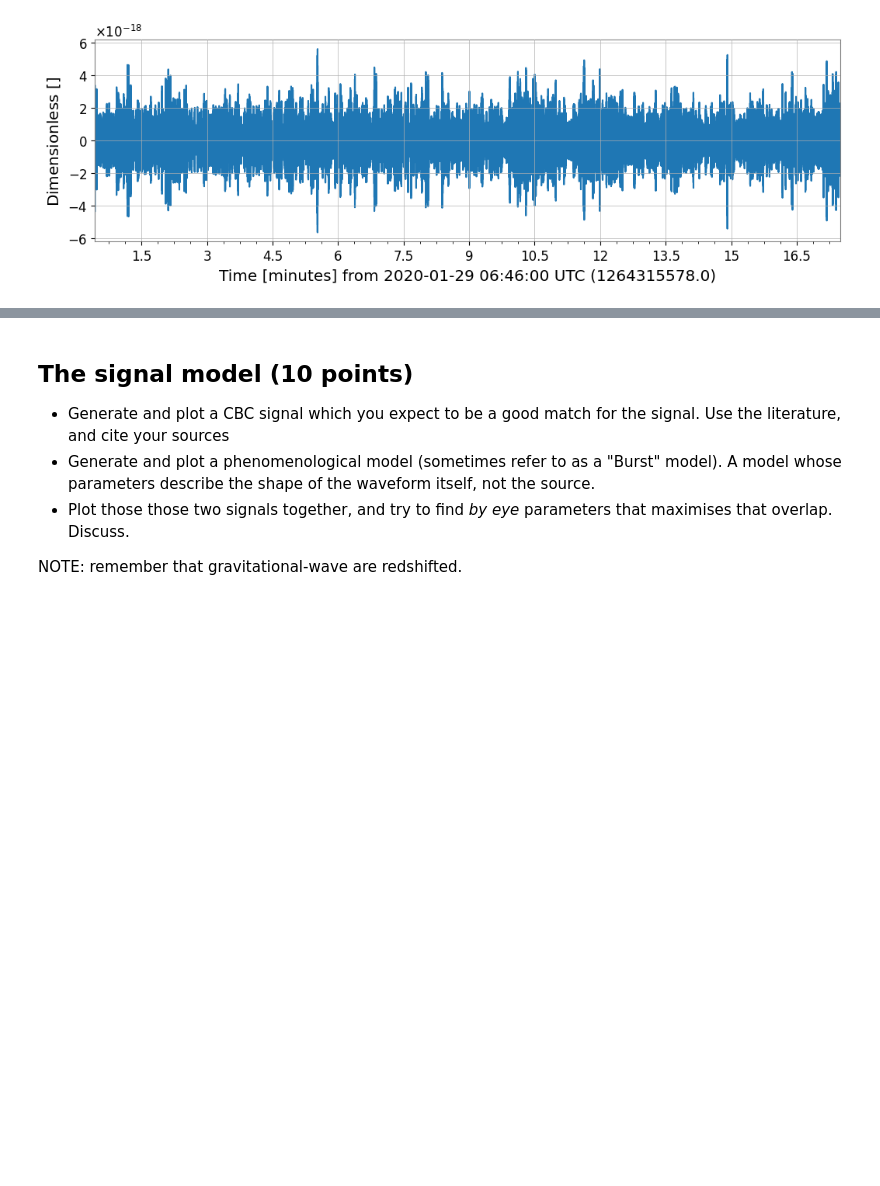
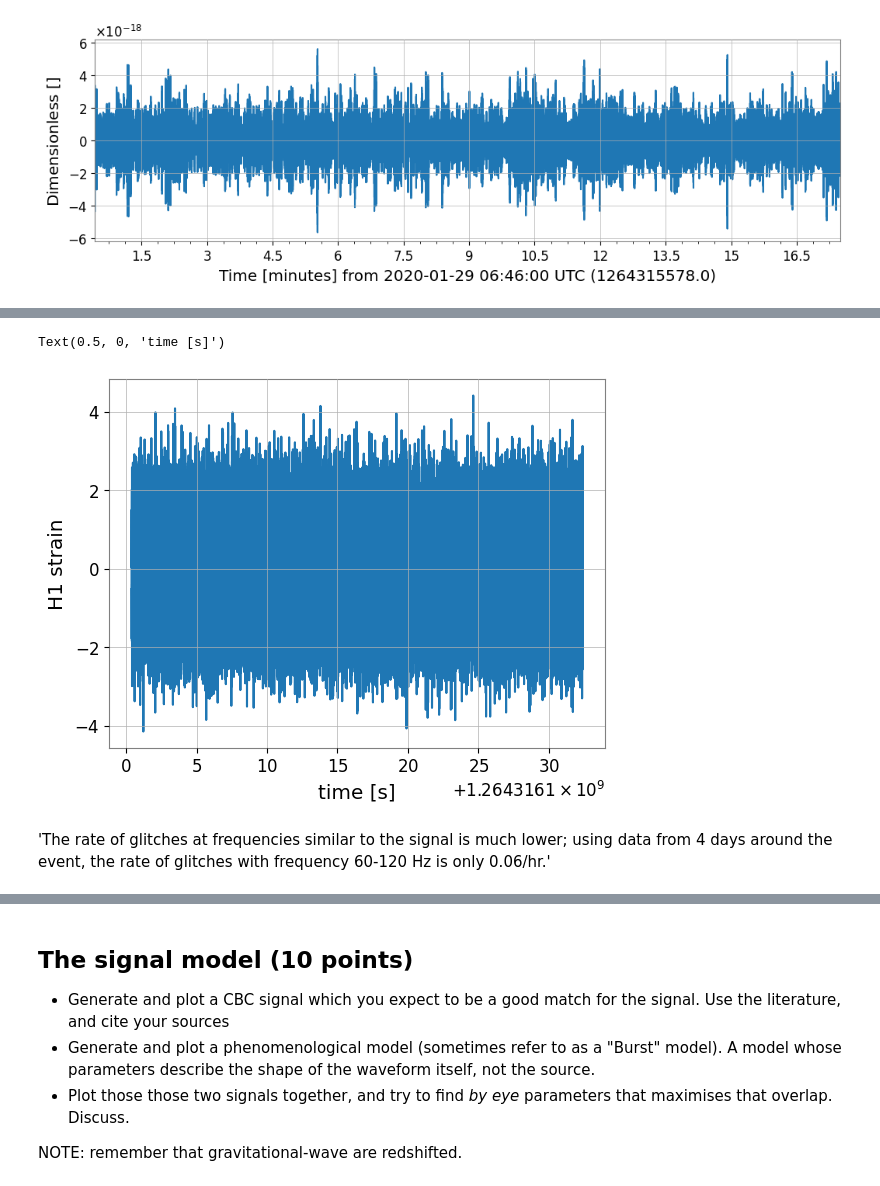
Before and after one commit to hjornskar-ctrl/dim-clem, a Jupyter notebook: final_project.ipynb, the cells around one changed output, grey strips where cells are left out. Cells and saved outputs as stored; diff of their text form; code cells hidden in the pictures; blank space fills up the shorter version.

```diff
--- a/final_project.ipynb
+++ b/final_project.ipynb
@@ -85,0 +104,10 @@ a1.set_xlim(10,1024);
+# %%
+plt.plot(strain_white)
+#plt.xlim(gps+0.25,gps+0.46)
+plt.ylabel('H1 strain')
+plt.xlabel('time [s]')
+# %% [output]
+Text(0.5, 0, 'time [s]')
+[figure, added]
+# %% [markdown]
+'The rate of glitches at frequencies similar to the signal is much lower; using data from 4 days around the event, the rate of glitches with frequency 60-120 Hz is only 0.06/hr.'
```
Also changed, not shown: parts of 18 cells of this notebook.
